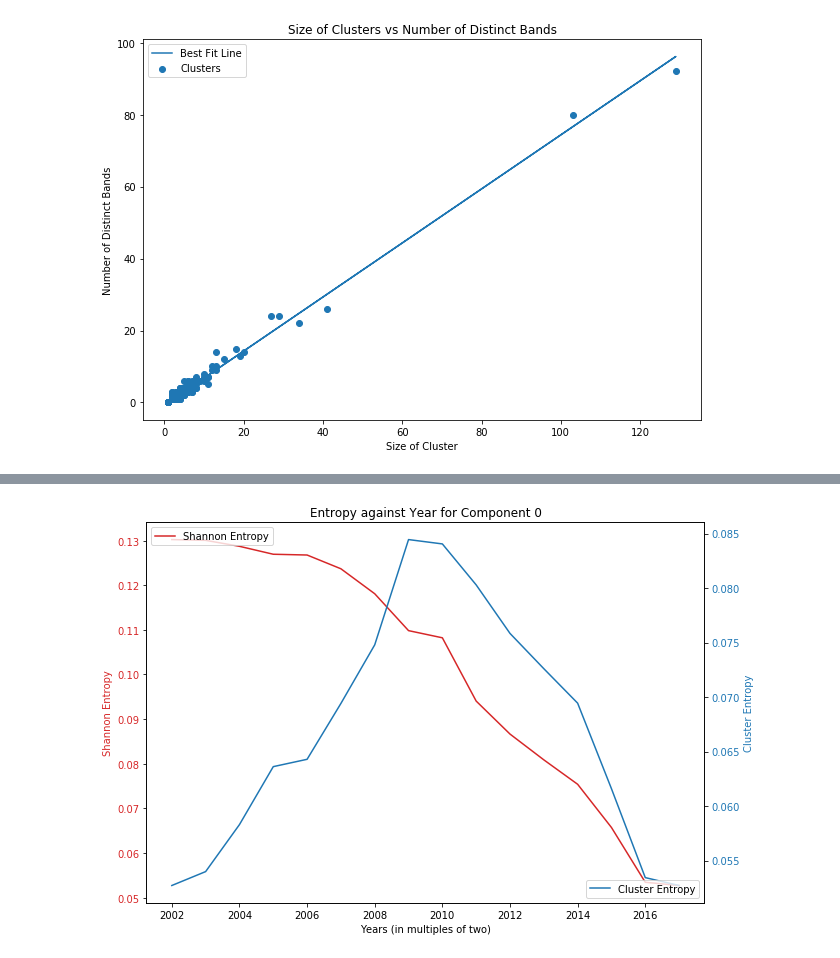
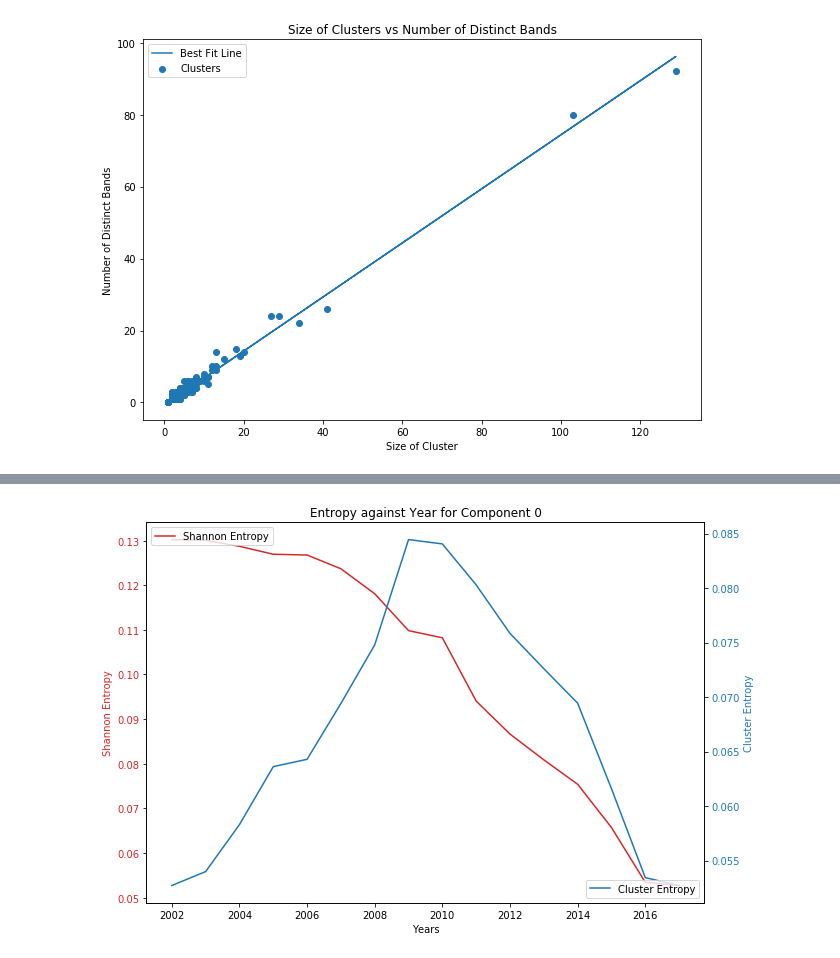
Before and after one commit to jzh001/Social-Network-Structure-in-Common-Interest-Communities, a Jupyter notebook: notebook.ipynb, the cells around one changed output, grey strips where cells are left out. Saved outputs shown, nothing was run; the diff lists cells and outputs as text; code cells hidden in the pictures.

```diff
--- a/notebook.ipynb
+++ b/notebook.ipynb
@@ -642,4 +642,6 @@ Number of Connected Components = 1
 #draw_subgraph(0,range(2008,2013))
 # %%
 #draw_subgraph(0,range(2013,2018))
+# %%
+comp_no = 0 #component number based on decreasing size
 # %%
@@ -665,25 +672,25 @@ plt.savefig('Total Number of Components against Year for Component 0')
 # %%
 avesim_x = [x for x in range(2002,2018)] #each year
-SG = DG.subgraph(comps[0])
+SG = DG.subgraph(comps[comp_no])
 ent_y = [entropy(-1,filter_year(SG,range(2002,x+1))) for x in avesim_x]
 ent_y1 = [clusterentropy(-1,filter_year(SG,range(2002,x+1))) for x in avesim_x]
 fig, ax1 = plt.subplots()
 color1 = "tab:red"
 color2 = "tab:blue"
-ax1.set_title('Entropy against Year for Component 0')
-ax1.set_xlabel('Years (in multiples of two)')
+ax1.set_title('Entropy against Year for Component ' + str(comp_no))
+ax1.set_xlabel('Years')
 ax1.set_ylabel('Shannon Entropy', color = color1)
 ax1.tick_params(axis='y', labelcolor = color1)
 ax1.plot(avesim_x,ent_y, label = 'Shannon Entropy', color = color1)
 ax2 = ax1.twinx()
 ax2.set_ylabel('Cluster Entropy', color = color2)
 ax2.tick_params(axis='y', labelcolor = color2)
 ax2.plot(avesim_x,ent_y1, label = 'Cluster Entropy', color = color2)
 ax1.legend(loc='upper left')
 ax2.legend(loc='lower right')
-plt.savefig('Entropy against Year for Component 0')
+plt.savefig('Entropy against Year for Component ' + str(comp_no))
 # %% [output]
-[figure, old version]
+[figure, new version]
 # %%
 draw_subgraph(0,range(2002,2010))#where there is highest cluster entropy
 # %% [output]
```
Also changed, not shown: parts of 11 cells of this notebook.
